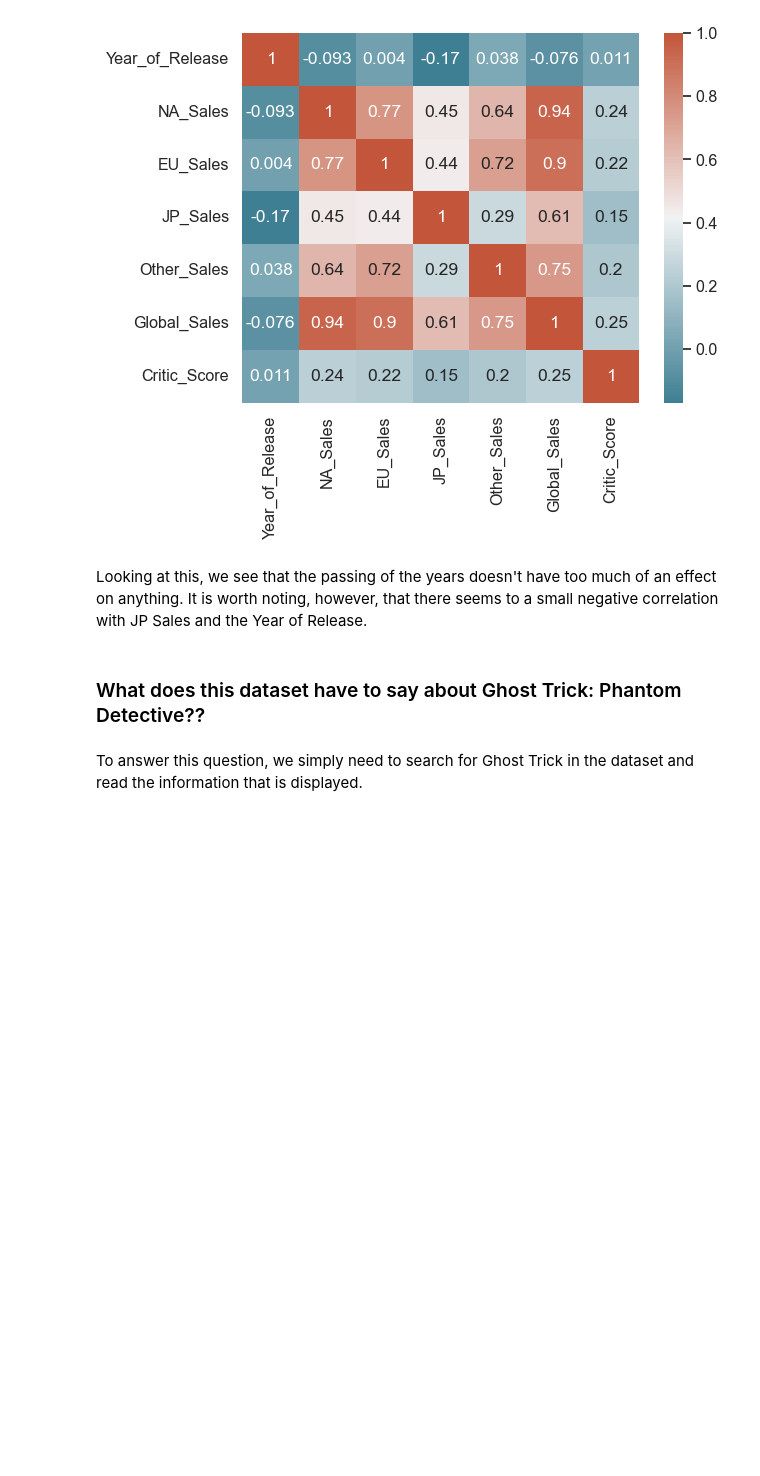
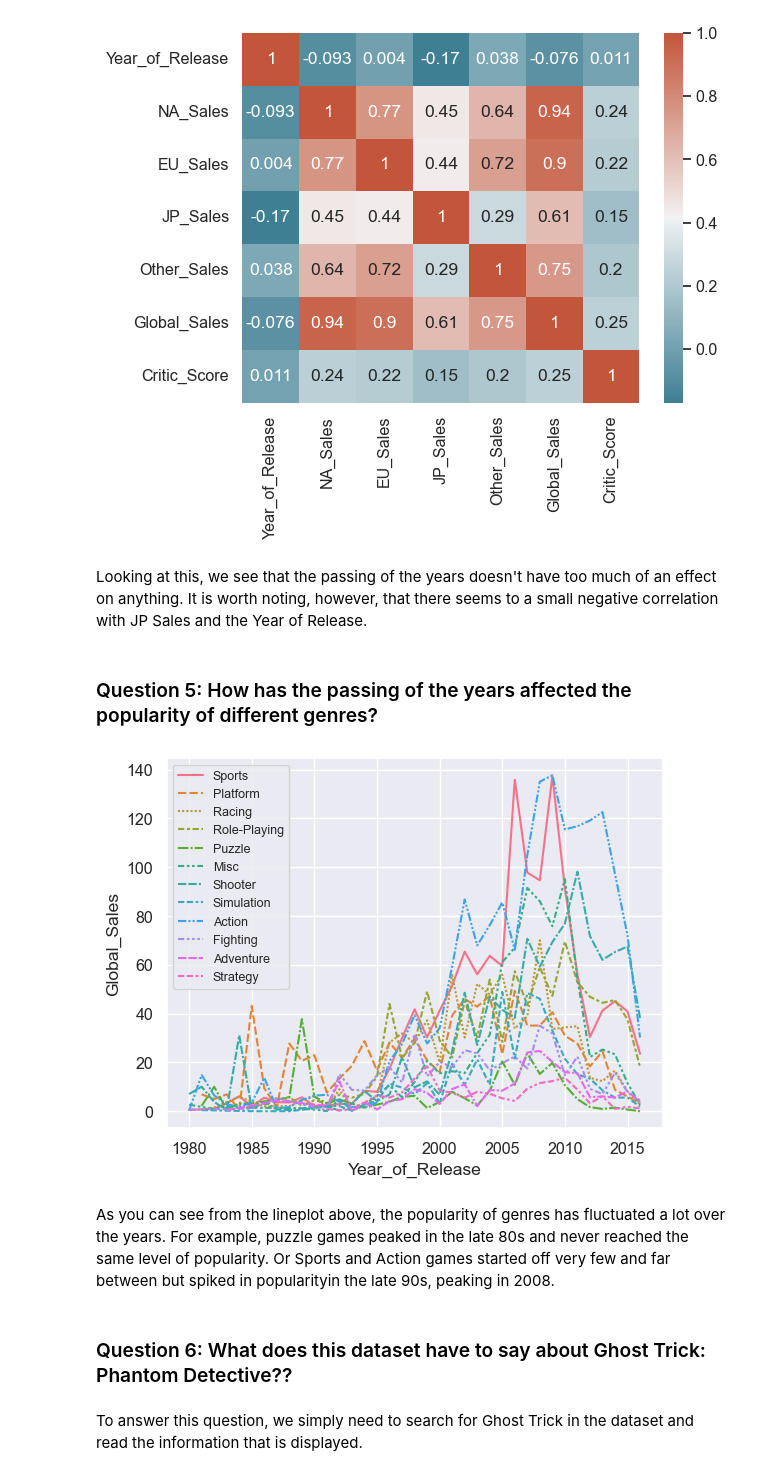
Before and after one commit to ubco-W2022T1-cosc301/project-group22, a Jupyter notebook: notebooks/analysis2.ipynb, the cells around one changed output. Drawn from its saved outputs; the diff is of its cells as text; code cells hidden in the pictures; blank space fills up the shorter version.

```diff
--- a/notebooks/analysis2.ipynb
+++ b/notebooks/analysis2.ipynb
@@ -317,8 +321,20 @@ sns.heatmap(corr, xticklabels=corr.columns, yticklabels=corr.columns, annot=True
 [figure]
 # %% [markdown]
 Looking at this, we see that the passing of the years doesn't have too much of an effect on anything. It is worth noting, however, that there seems to a small negative correlation with JP Sales and the Year of Release.
+# %% [markdown]
+### Question 5: How has the passing of the years affected the popularity of different genres? ###
+# %%
+import matplotlib.pylab as plt
+plot = sns.lineplot(d_cleaned, x='Year_of_Release', y='Global_Sales', hue='Genre', style="Genre", estimator =sum, errorbar=None)
+plt.setp(plot.get_legend().get_texts(), fontsize='8')
+plot.legend(loc = 2, prop={'size':9})
+plt.show()
+# %% [output]
+[figure, added]
+# %% [markdown]
+As you can see from the lineplot above, the popularity of genres has fluctuated a lot over the years. For example, puzzle games peaked in the late 80s and never reached the same level of popularity. Or Sports and Action games started off very few and far between but spiked in popularityin the late 90s, peaking in 2008.
 # %% [markdown]
- ### What does this dataset have to say about Ghost Trick: Phantom Detective?? ###
+ ### Question 6: What does this dataset have to say about Ghost Trick: Phantom Detective?? ###
 # %% [markdown]
 To answer this question, we simply need to search for Ghost Trick in the dataset and read the information that is displayed.
 # %%
```
Also changed, not shown: parts of 6 cells of this notebook.
